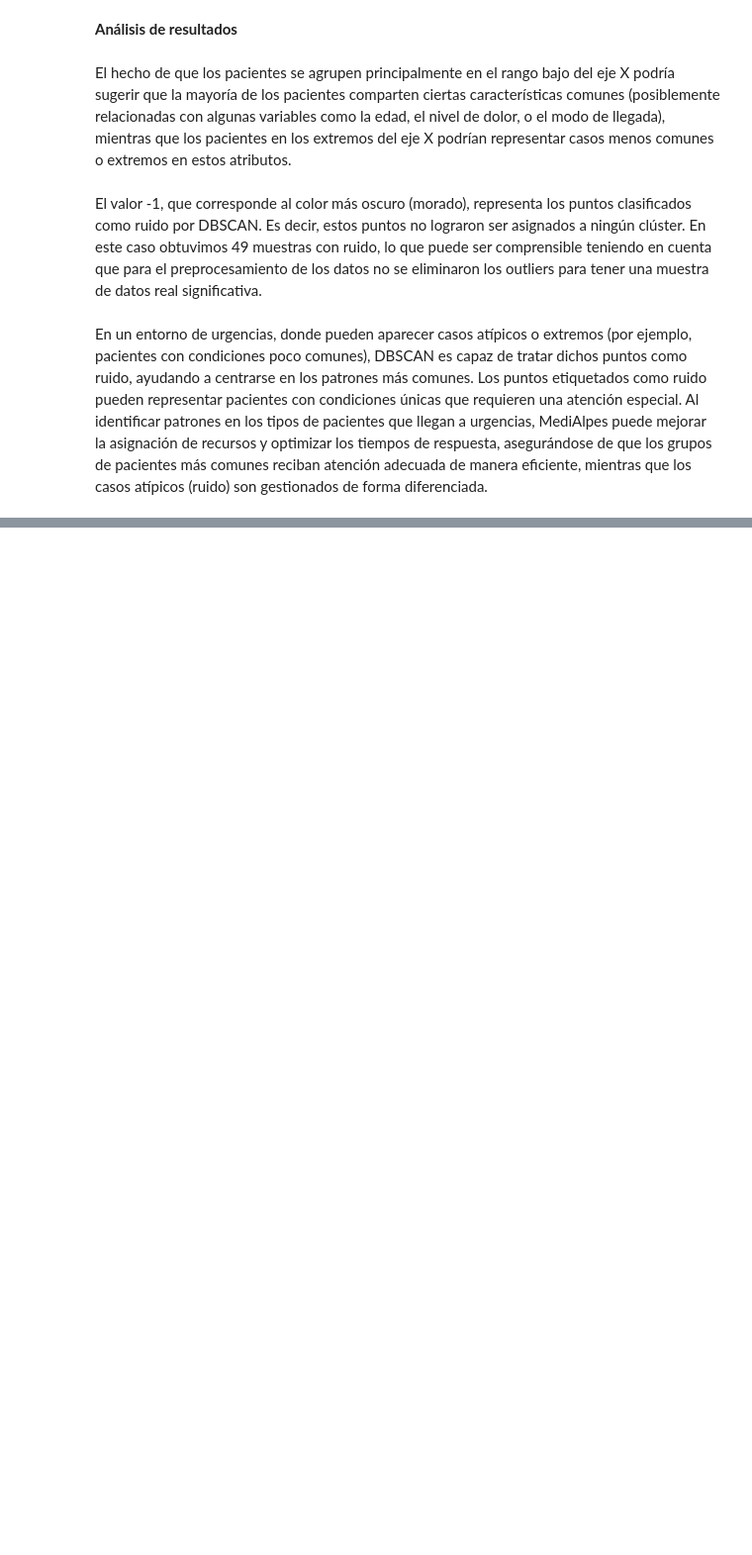
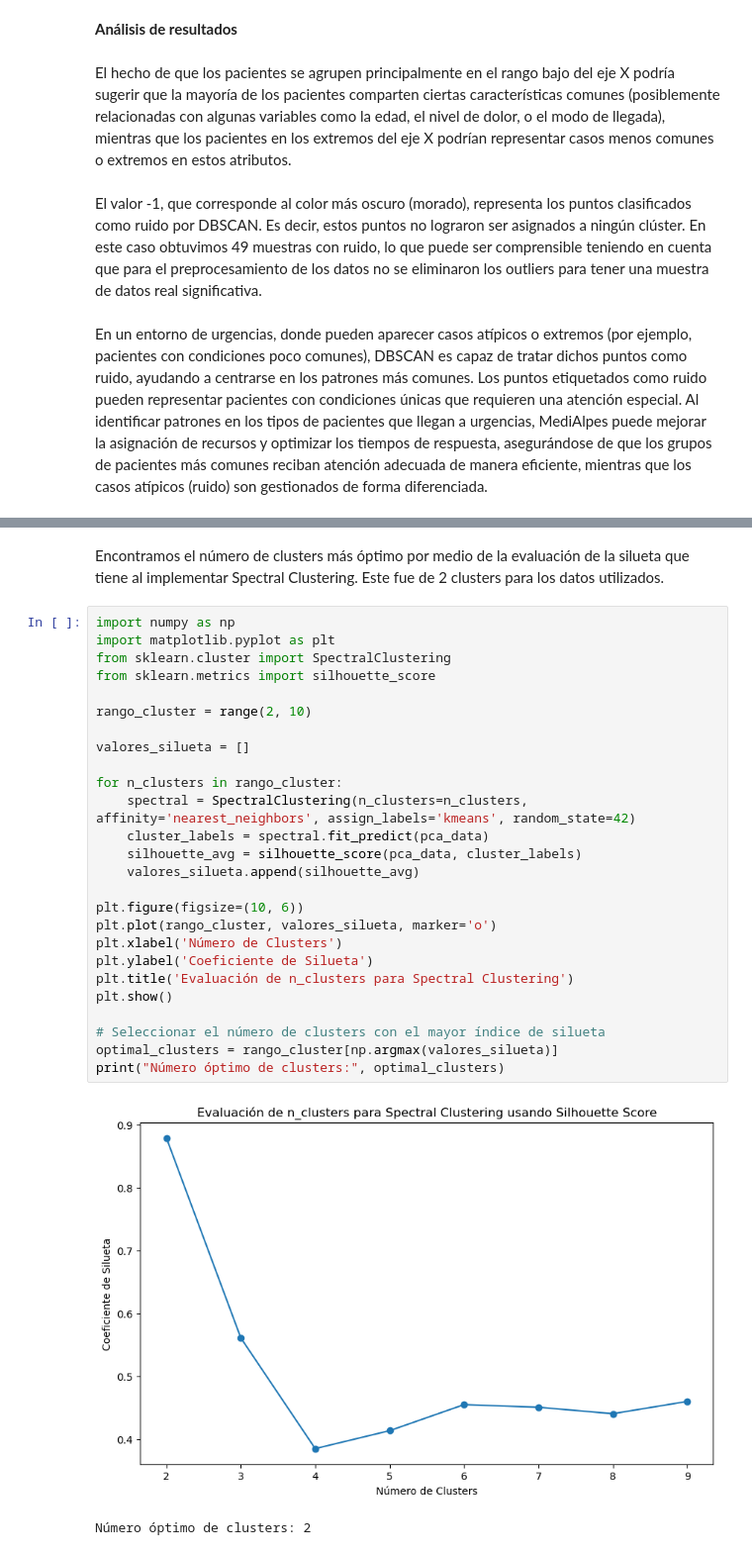
Before and after one commit to Grupo-Lab-BI/Lab_2, a Jupyter notebook: Lab2.ipynb, the cells around one changed output, grey strips where cells are left out. Shown at 99% size. Cells and saved outputs as stored; diff of their text form; blank space fills up the shorter version.

Commit message:
Spectral Clustering

```diff
--- a/Lab2.ipynb
+++ b/Lab2.ipynb
@@ -727,0 +732,31 @@ En un entorno de urgencias, donde pueden aparecer casos atípicos o extremos (po
+# %% [markdown]
+Encontramos el número de clusters más óptimo por medio de la evaluación de la silueta que tiene al implementar Spectral Clustering. Este fue de 2 clusters para los datos utilizados.
+# %%
+import numpy as np
+import matplotlib.pyplot as plt
+from sklearn.cluster import SpectralClustering
+from sklearn.metrics import silhouette_score
+
+rango_cluster = range(2, 10)
+
+valores_silueta = []
+
+for n_clusters in rango_cluster:
+    spectral = SpectralClustering(n_clusters=n_clusters, affinity='nearest_neighbors', assign_labels='kmeans', random_state=42)
+    cluster_labels = spectral.fit_predict(pca_data)
+    silhouette_avg = silhouette_score(pca_data, cluster_labels)
+    valores_silueta.append(silhouette_avg)
+
+plt.figure(figsize=(10, 6))
+plt.plot(rango_cluster, valores_silueta, marker='o')
+plt.xlabel('Número de Clusters')
+plt.ylabel('Coeficiente de Silueta')
+plt.title('Evaluación de n_clusters para Spectral Clustering')
+plt.show()
+
+# Seleccionar el número de clusters con el mayor índice de silueta
+optimal_clusters = rango_cluster[np.argmax(valores_silueta)]
+print("Número óptimo de clusters:", optimal_clusters)
+# %% [output]
+[figure, added]
+Número óptimo de clusters: 2
```
Also changed, not shown: parts of 9 cells of this notebook.
